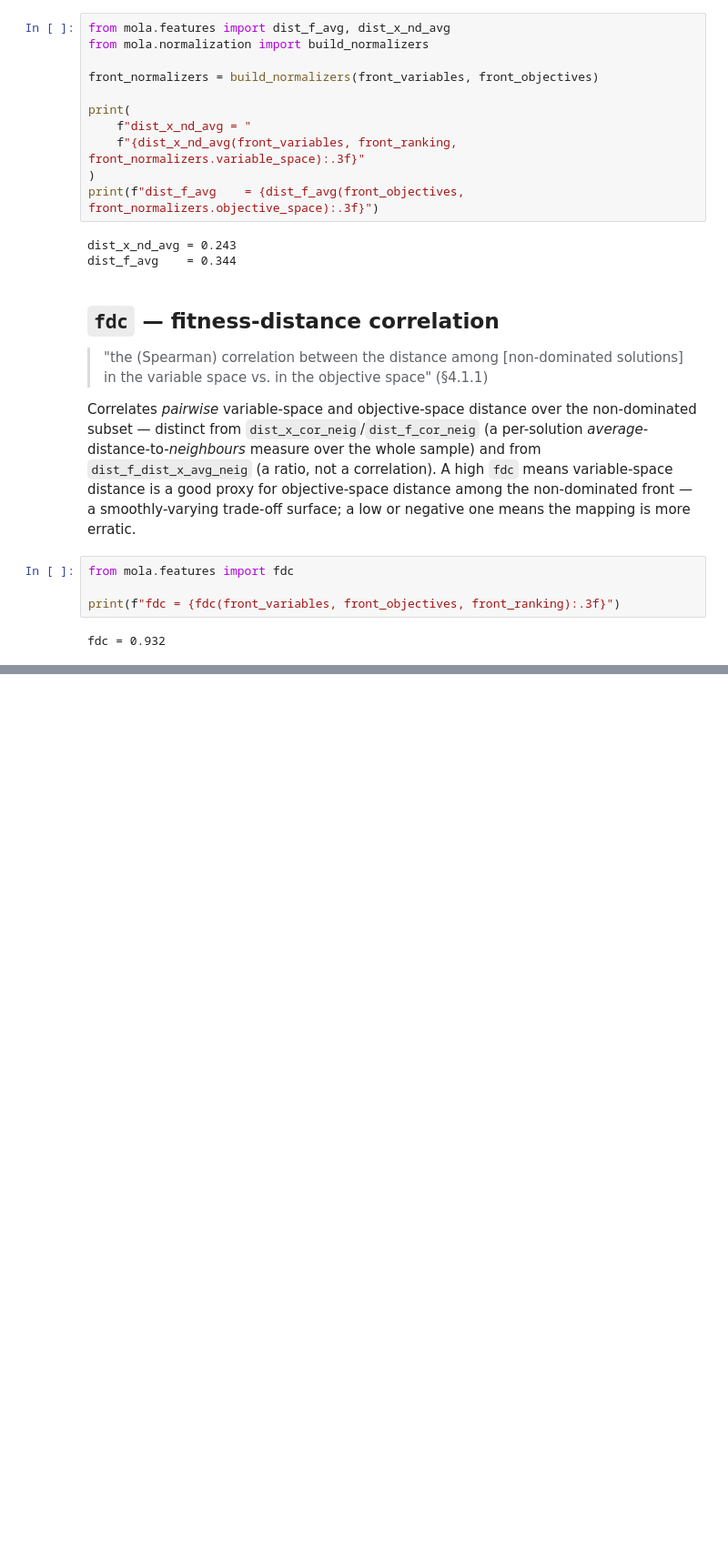
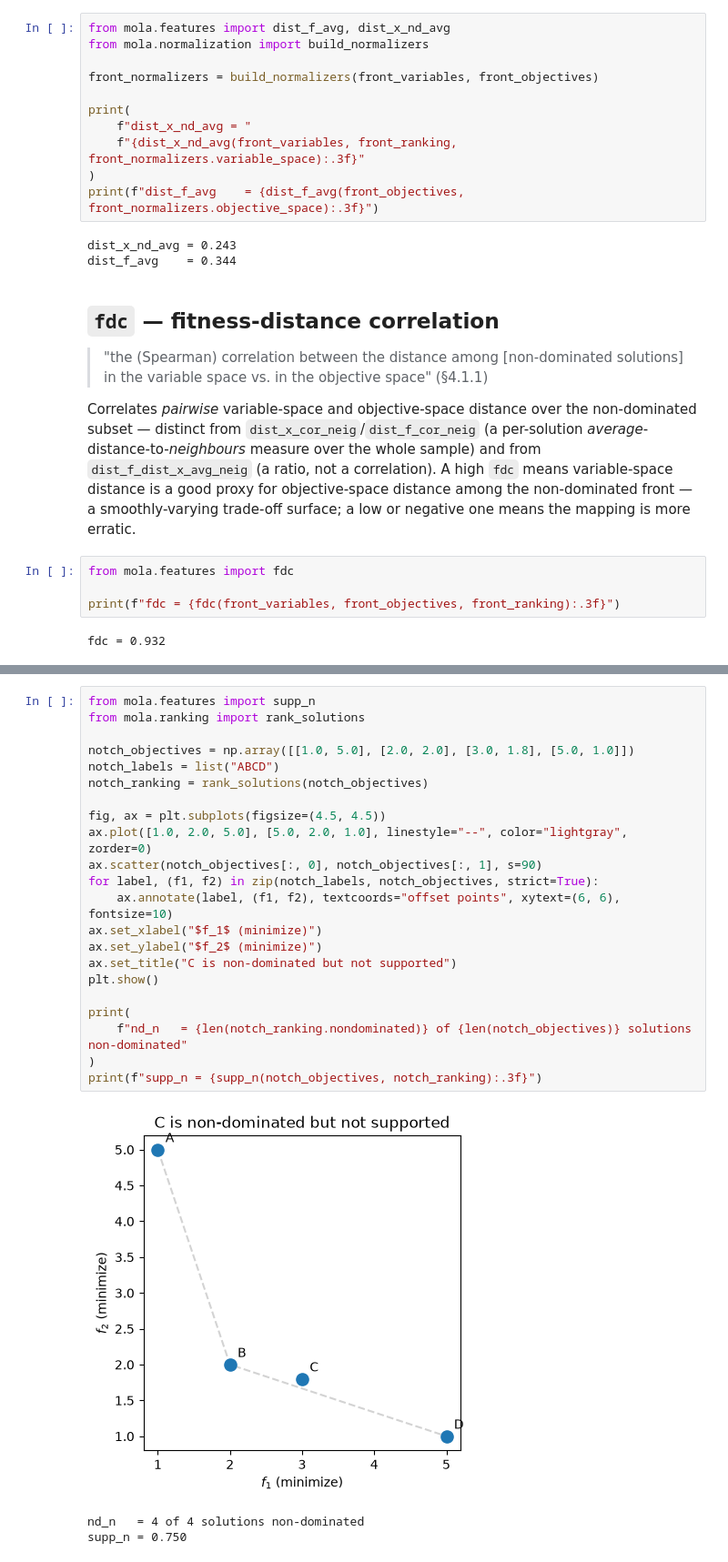
Before and after one commit to ajnebro/MOLA, a Jupyter notebook: notebooks/global.ipynb, the cells around one changed output, grey strips where cells are left out. Shown at 91% size. Cells and saved outputs as stored; diff of their text form; blank space fills up the shorter version.

```diff
--- a/notebooks/global.ipynb
+++ b/notebooks/global.ipynb
@@ -257,0 +264,26 @@ fdc = 0.932
+# %%
+from mola.features import supp_n
+from mola.ranking import rank_solutions
+
+notch_objectives = np.array([[1.0, 5.0], [2.0, 2.0], [3.0, 1.8], [5.0, 1.0]])
+notch_labels = list("ABCD")
+notch_ranking = rank_solutions(notch_objectives)
+
+fig, ax = plt.subplots(figsize=(4.5, 4.5))
+ax.plot([1.0, 2.0, 5.0], [5.0, 2.0, 1.0], linestyle="--", color="lightgray", zorder=0)
+ax.scatter(notch_objectives[:, 0], notch_objectives[:, 1], s=90)
+for label, (f1, f2) in zip(notch_labels, notch_objectives, strict=True):
+    ax.annotate(label, (f1, f2), textcoords="offset points", xytext=(6, 6), fontsize=10)
+ax.set_xlabel("$f_1$ (minimize)")
+ax.set_ylabel("$f_2$ (minimize)")
+ax.set_title("C is non-dominated but not supported")
+plt.show()
+
+print(
+    f"nd_n   = {len(notch_ranking.nondominated)} of {len(notch_objectives)} solutions non-dominated"
+)
+print(f"supp_n = {supp_n(notch_objectives, notch_ranking):.3f}")
+# %% [output]
+[figure, added]
+nd_n   = 4 of 4 solutions non-dominated
+supp_n = 0.750
```
Also changed, not shown: parts of 1 cell of this notebook, 1 other file.
